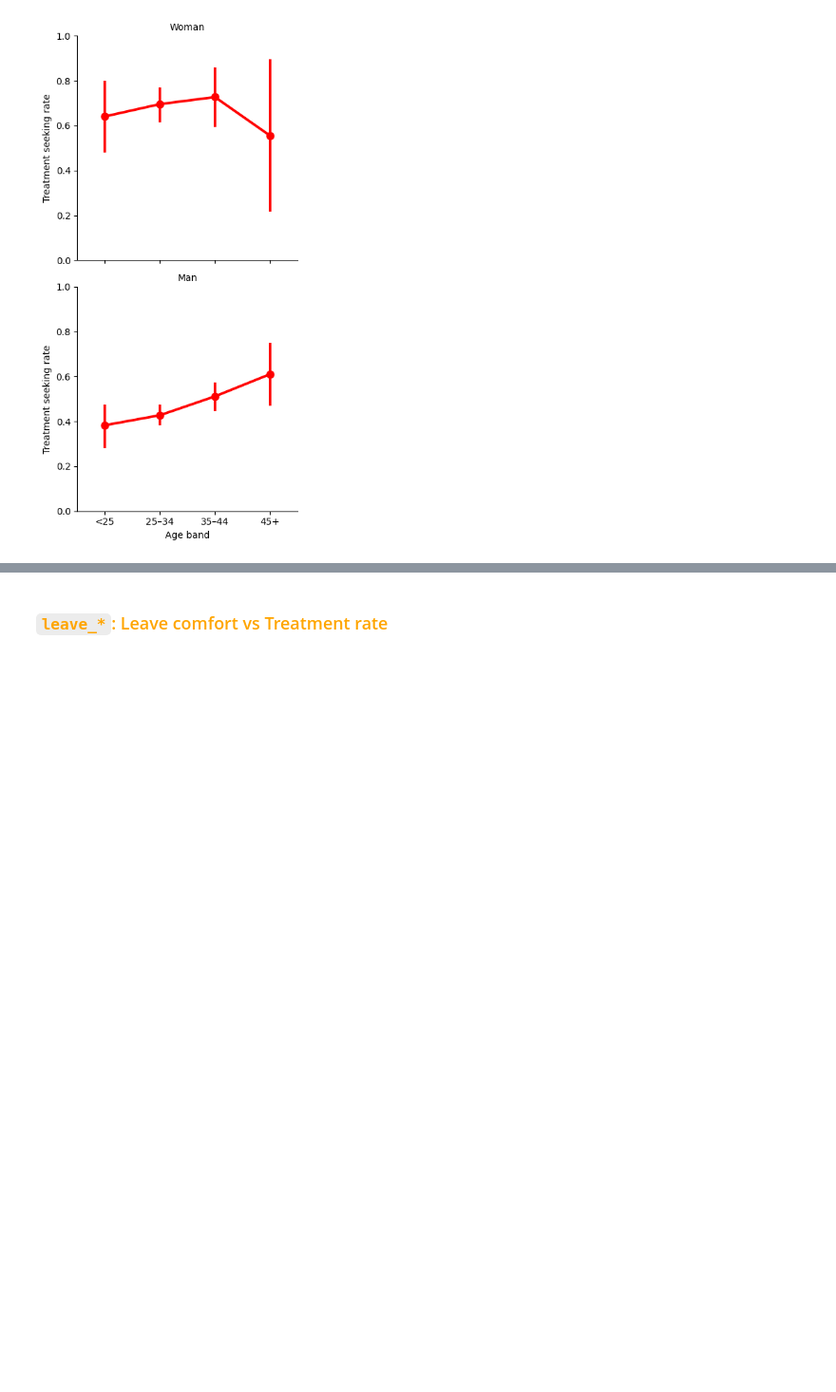
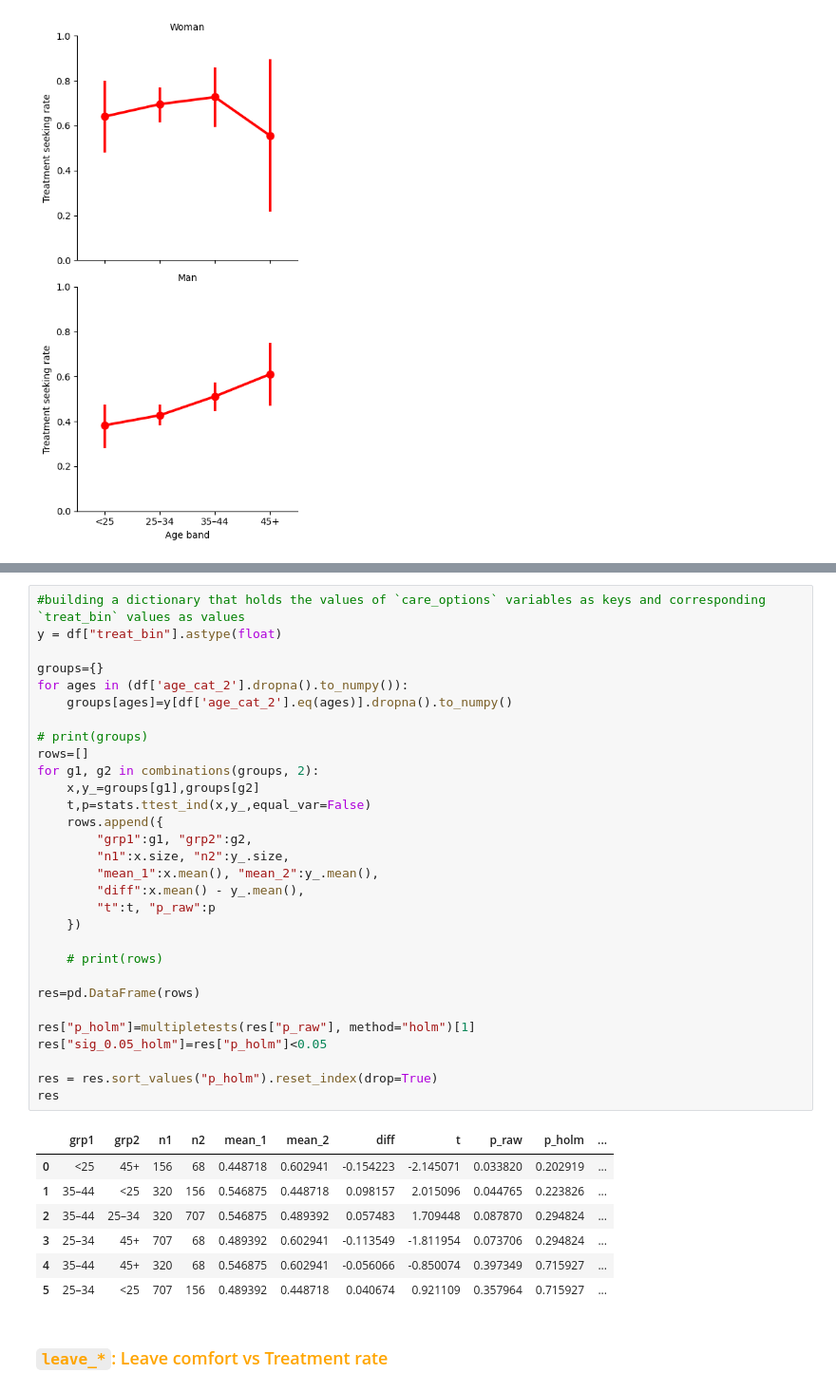
Before and after one commit to OzkanGelincik/tech-mental-health-eda, a Jupyter notebook: mental_health_in_tech_EDA.ipynb, the cells around one changed output, grey strips where cells are left out. Shown at 95% size. Cells and saved outputs as stored; diff of their text form; blank space fills up the shorter version.

```diff
--- a/mental_health_in_tech_EDA.ipynb
+++ b/mental_health_in_tech_EDA.ipynb
@@ -2611,3 +2656,41 @@ Name: count, dtype: int64
+# %%
+#building a dictionary that holds the values of `care_options` variables as keys and corresponding `treat_bin` values as values
+y = df["treat_bin"].astype(float)
+
+groups={}
+for ages in (df['age_cat_2'].dropna().to_numpy()):
+    groups[ages]=y[df['age_cat_2'].eq(ages)].dropna().to_numpy()
+
+# print(groups)
+rows=[]
+for g1, g2 in combinations(groups, 2):
+    x,y_=groups[g1],groups[g2]
+    t,p=stats.ttest_ind(x,y_,equal_var=False)
+    rows.append({
+        "grp1":g1, "grp2":g2,
+        "n1":x.size, "n2":y_.size,
+        "mean_1":x.mean(), "mean_2":y_.mean(),
+        "diff":x.mean() - y_.mean(),
+        "t":t, "p_raw":p
+    })
+
+    # print(rows)
+
+res=pd.DataFrame(rows)
+
+res["p_holm"]=multipletests(res["p_raw"], method="holm")[1]
+res["sig_0.05_holm"]=res["p_holm"]<0.05
+
+res = res.sort_values("p_holm").reset_index(drop=True)
+res
+# %% [output]
+|  | grp1 | grp2 | n1 | n2 | mean_1 | mean_2 | diff | t | p_raw | p_holm | ... |
+| 0 | <25 | 45+ | 156 | 68 | 0.448718 | 0.602941 | -0.154223 | -2.145071 | 0.033820 | 0.202919 | ... |
+| 1 | 35–44 | <25 | 320 | 156 | 0.546875 | 0.448718 | 0.098157 | 2.015096 | 0.044765 | 0.223826 | ... |
+| 2 | 35–44 | 25–34 | 320 | 707 | 0.546875 | 0.489392 | 0.057483 | 1.709448 | 0.087870 | 0.294824 | ... |
+| 3 | 25–34 | 45+ | 707 | 68 | 0.489392 | 0.602941 | -0.113549 | -1.811954 | 0.073706 | 0.294824 | ... |
+| 4 | 35–44 | 45+ | 320 | 68 | 0.546875 | 0.602941 | -0.056066 | -0.850074 | 0.397349 | 0.715927 | ... |
+| 5 | 25–34 | <25 | 707 | 156 | 0.489392 | 0.448718 | 0.040674 | 0.921109 | 0.357964 | 0.715927 | ... |
 # %% [markdown]
 ### <span style="color:orange">`leave_*`: Leave comfort vs Treatment rate</span>
 # %%
```
Also changed, not shown: parts of 9 cells of this notebook.
